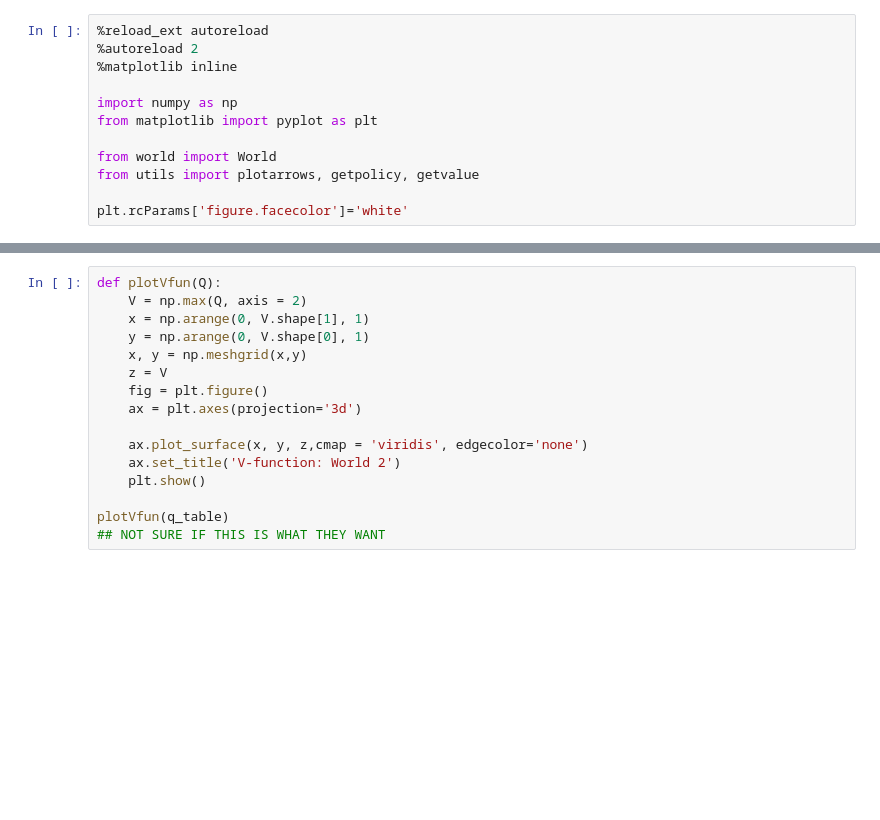
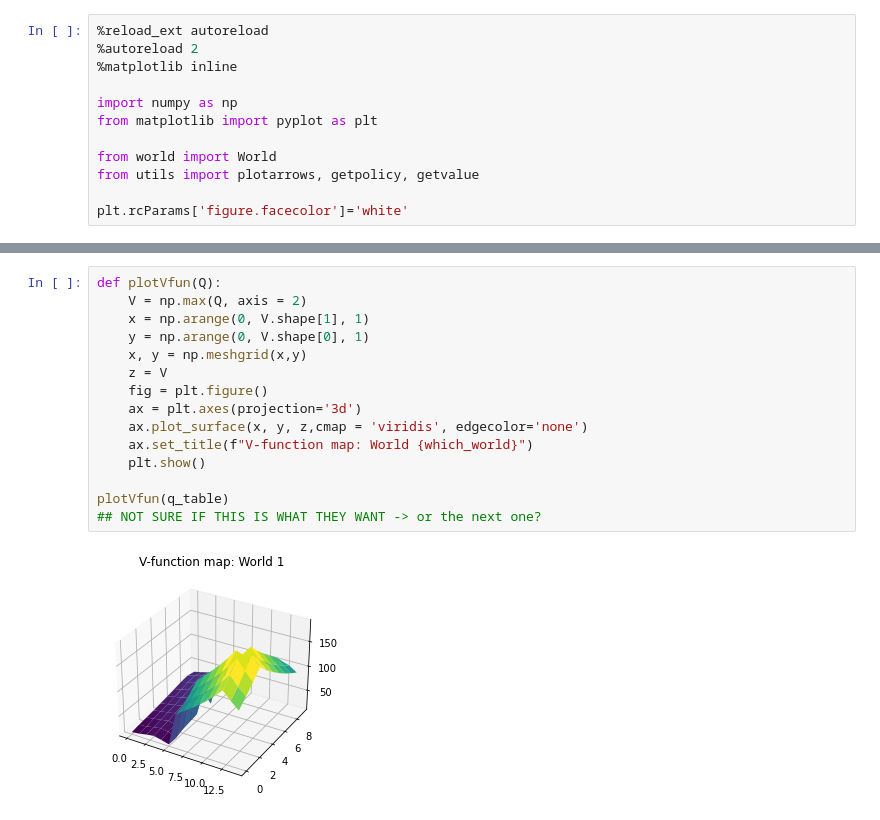
Before and after one commit to chayansraj/Neural-Networks-and-Learning-Systems, a Jupyter notebook: A4_Reinforcement/QLearning.ipynb, the cells around one changed output, grey strips where cells are left out. Saved outputs shown, nothing was run; the diff lists cells and outputs as text; blank space fills up the shorter version.

```diff
--- a/A4_Reinforcement/QLearning.ipynb
+++ b/A4_Reinforcement/QLearning.ipynb
@@ -170,19 +149,20 @@ while world.pos != world.term: # While not in a terminal state do
 # %%
 def plotVfun(Q):
     V = np.max(Q, axis = 2)
     x = np.arange(0, V.shape[1], 1)
     y = np.arange(0, V.shape[0], 1)
     x, y = np.meshgrid(x,y)
     z = V
     fig = plt.figure()
     ax = plt.axes(projection='3d')
-
     ax.plot_surface(x, y, z,cmap = 'viridis', edgecolor='none')
-    ax.set_title('V-function: World 2')
+    ax.set_title(f"V-function map: World {which_world}")
     plt.show()
 
 plotVfun(q_table)
-## NOT SURE IF THIS IS WHAT THEY WANT
+## NOT SURE IF THIS IS WHAT THEY WANT -> or the next one?
+# %% [output]
+[figure, added]
 # %%
 def plotVfun2(Q, World_num):
     V = np.max(Q, axis = 2)
```
Also changed, not shown: parts of 7 cells of this notebook, 24 other files.
